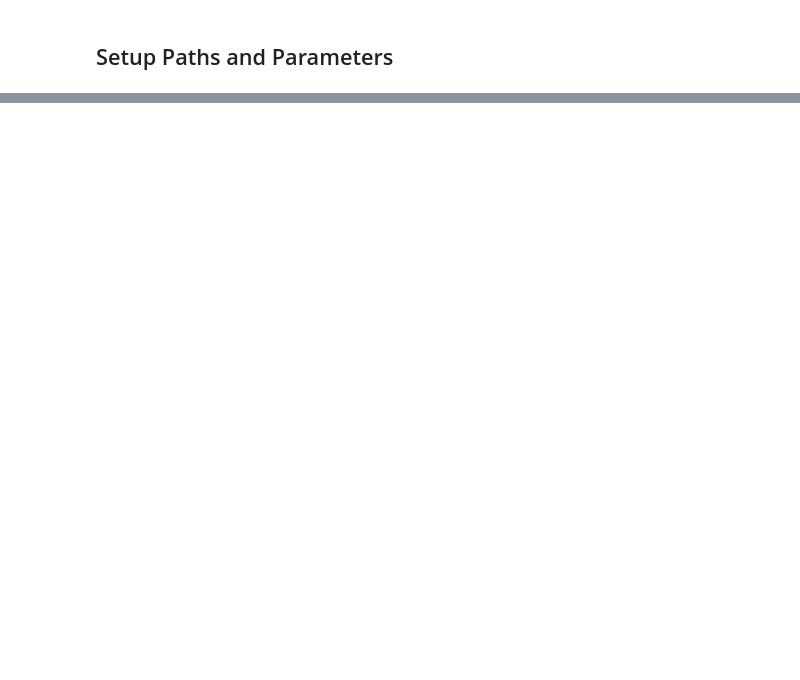
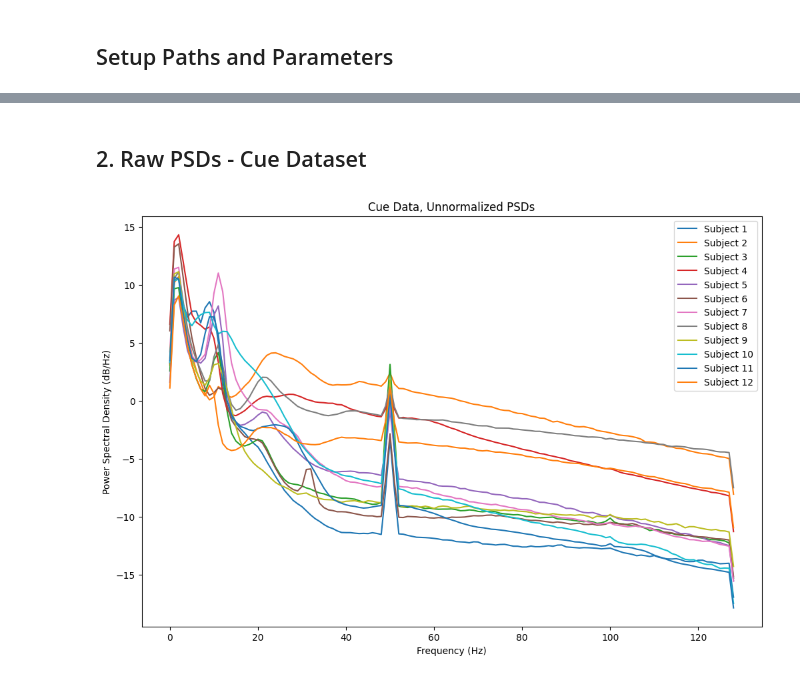
Before and after one commit to cniel-ud/ICWaves, a Jupyter notebook: notebooks/cmmn_visualization.ipynb, the cells around one changed output, grey strips where cells are left out. Cells and saved outputs as stored; diff of their text form; code cells hidden in the pictures; blank space fills up the shorter version.

```diff
--- a/notebooks/cmmn_visualization.ipynb
+++ b/notebooks/cmmn_visualization.ipynb
@@ -353,0 +34,6 @@ print("Ready for NER paper submission!")
+# %%
+# Subject lists
+emotion_subj_list = [f'{i:02d}' for i in range(1, 36) if i != 22]  # 01-35 minus 22. Subject 22 is missing from the original dataset.
+cue_subj_list = [f'{i:02d}' for i in range(1, 13)]  # 01-12
+
+print(f"Will process {len(emotion_subj_list)} emotion subjects and {len(cue_subj_list)} cue subjects")
@@ -353,0 +83,9 @@ print("Ready for NER paper submission!")
+# %% [markdown]
+## 2. Raw PSDs - Cue Dataset
+# %%
+# Plot raw PSDs for cue
+if cue_data_psds_raw:
+    plot_psd(cue_data_psds_raw, psds=cue_data_psds_raw,
+             title='Cue Data, Unnormalized PSDs')
+# %% [output]
+[figure, added]
```
Also changed, not shown: parts of 40 cells of this notebook, 1 other file.
